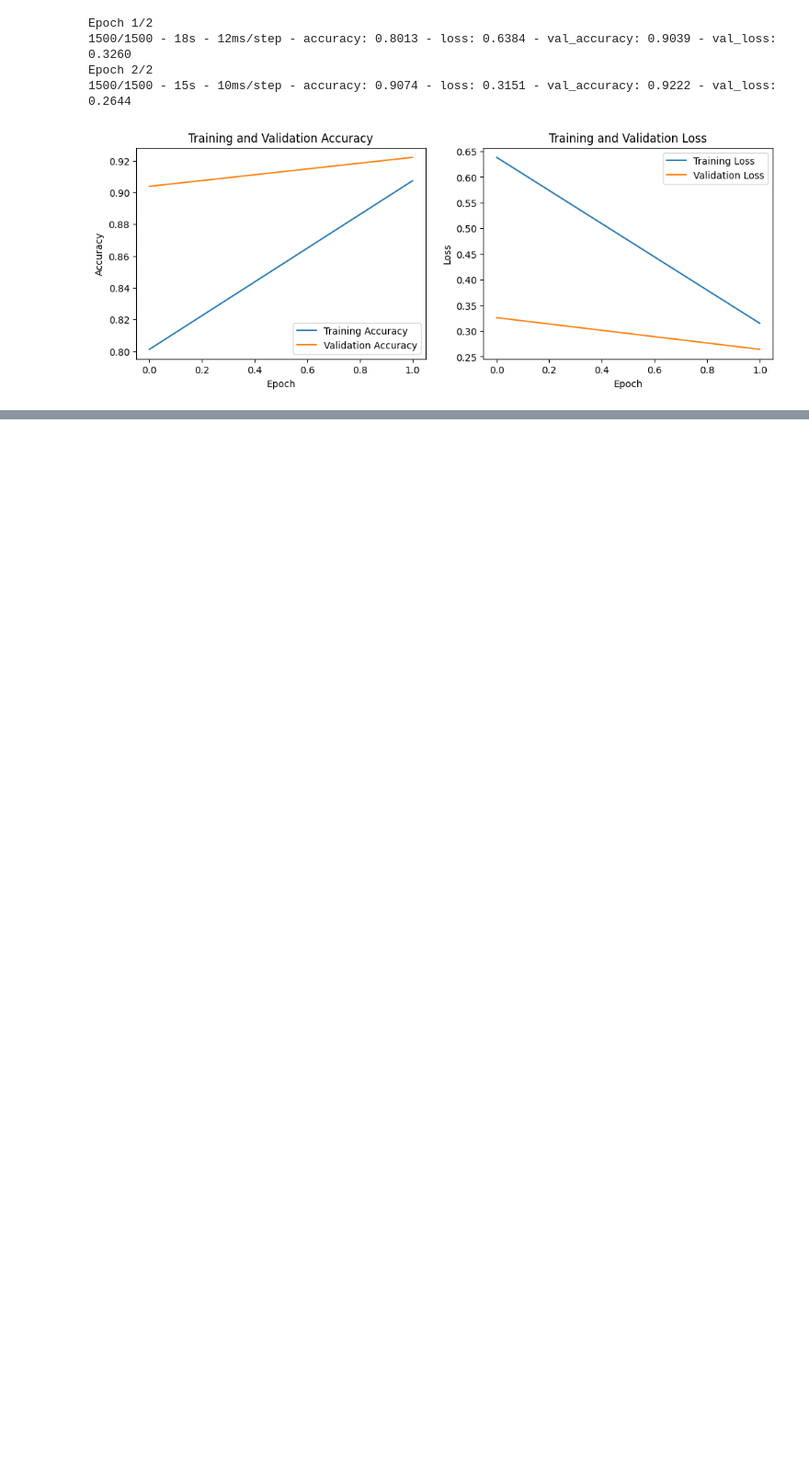
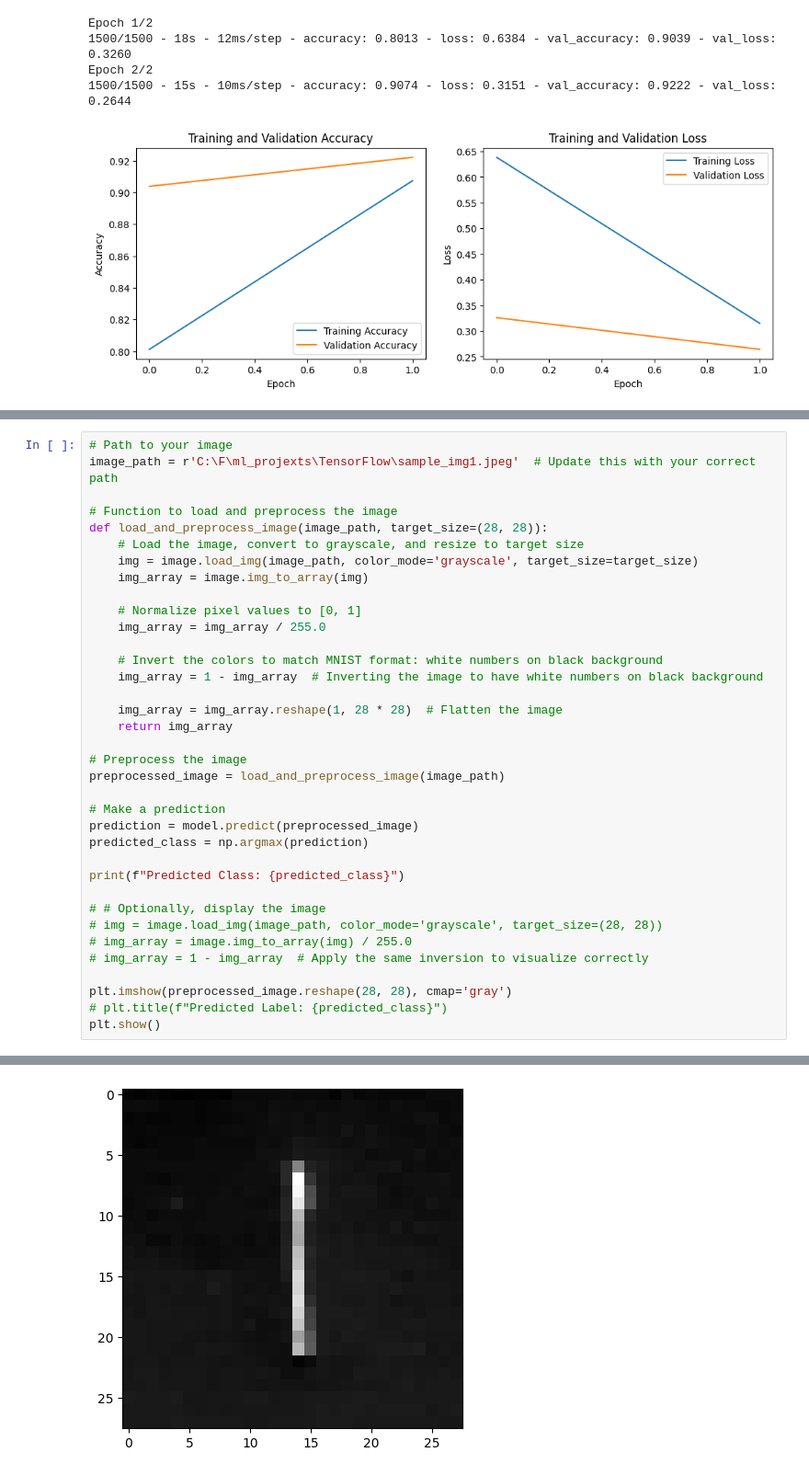
Before and after one commit to saimboxer/TensorFlow, a Jupyter notebook: Neural_Network.ipynb, the cells around one changed output, grey strips where cells are left out. Shown at 92% size. Drawn from its saved outputs; the diff is of its cells as text; blank space fills up the shorter version.

```diff
--- a/Neural_Network.ipynb
+++ b/Neural_Network.ipynb
@@ -385,0 +458,37 @@ Epoch 2/2
+# %%
+# Path to your image
+image_path = r'C:\F\ml_projexts\TensorFlow\sample_img1.jpeg'  # Update this with your correct path
+
+# Function to load and preprocess the image
+def load_and_preprocess_image(image_path, target_size=(28, 28)):
+    # Load the image, convert to grayscale, and resize to target size
+    img = image.load_img(image_path, color_mode='grayscale', target_size=target_size)
+    img_array = image.img_to_array(img)
+
+    # Normalize pixel values to [0, 1]
+    img_array = img_array / 255.0
+
+    # Invert the colors to match MNIST format: white numbers on black background
+    img_array = 1 - img_array  # Inverting the image to have white numbers on black background
+
+    img_array = img_array.reshape(1, 28 * 28)  # Flatten the image
+    return img_array
+
+# Preprocess the image
+preprocessed_image = load_and_preprocess_image(image_path)
+
+# Make a prediction
+prediction = model.predict(preprocessed_image)
+predicted_class = np.argmax(prediction)
+
+print(f"Predicted Class: {predicted_class}")
+
+# # Optionally, display the image
+# img = image.load_img(image_path, color_mode='grayscale', target_size=(28, 28))
+# img_array = image.img_to_array(img) / 255.0
+# img_array = 1 - img_array  # Apply the same inversion to visualize correctly
+
+plt.imshow(preprocessed_image.reshape(28, 28), cmap='gray')
+# plt.title(f"Predicted Label: {predicted_class}")
+plt.show()
+# %% [output]
@@ -385,0 +497 @@ Epoch 2/2
+[figure, added]
```
Also changed, not shown: parts of 15 cells of this notebook, 3 other files.
